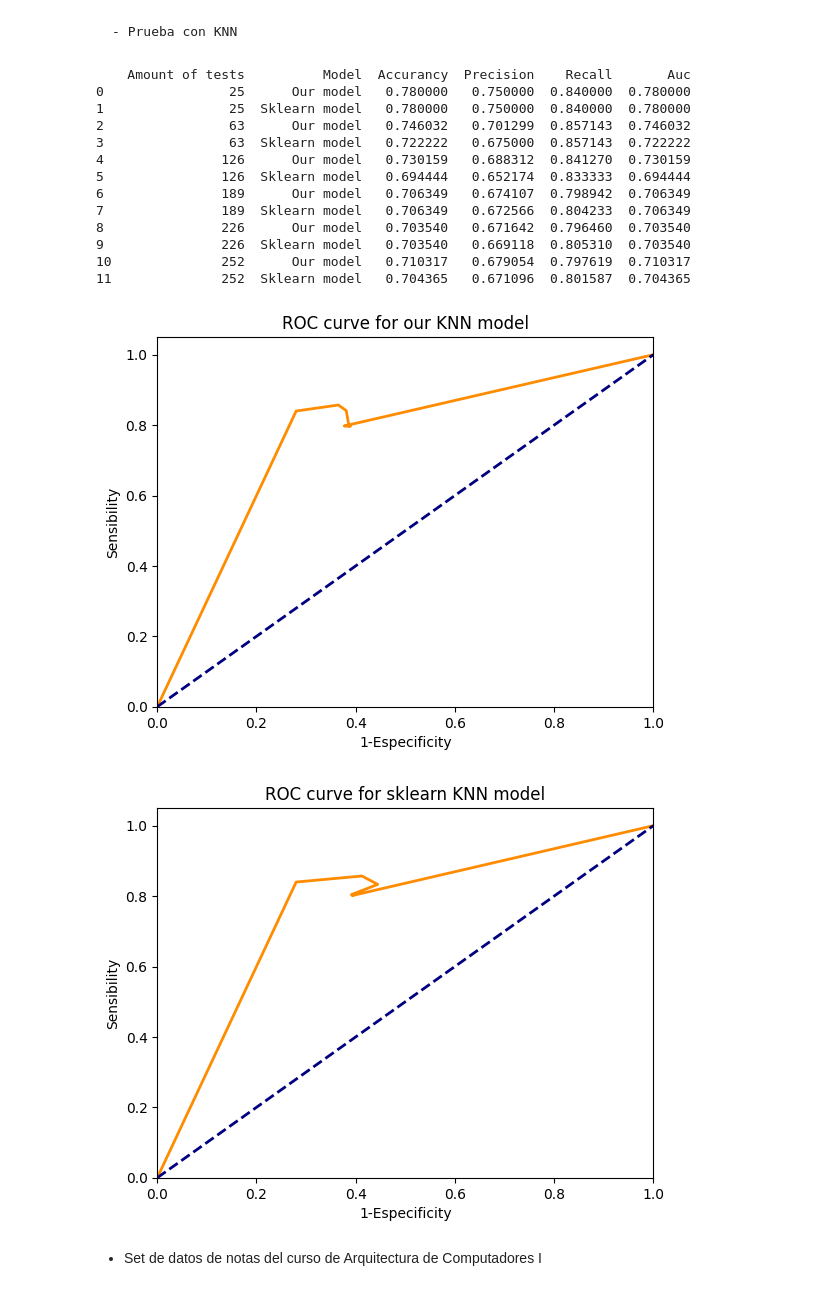
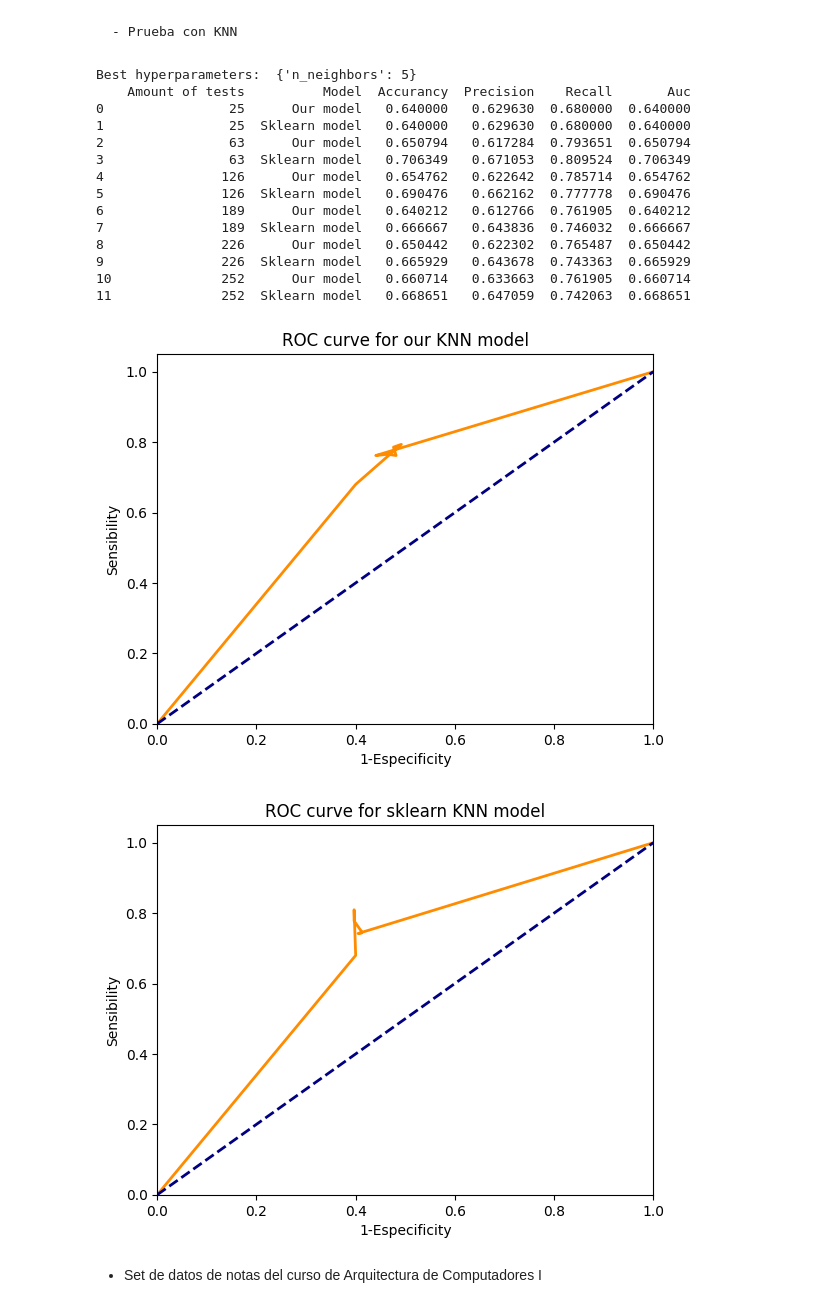
Before and after one commit to JoseDavidSS/Patrones.Project1, a Jupyter notebook: ml_models.ipynb, the cells around one changed output. Drawn from its saved outputs; the diff is of its cells as text; code cells hidden in the pictures.

```diff
--- a/ml_models.ipynb
+++ b/ml_models.ipynb
@@ -695,15 +730,22 @@ precisions = {'our_model': [], 'sklearn_model': []}
 recalls = {'our_model': [], 'sklearn_model': []}
 num_rows = min(X0_test.shape[0], X1_test.shape[0])
 
+# Get the best model hyperparameters
+model = OurKNearestNeighbors()
+param_grid = {'n_neighbors': [5, 7, 9, 11]}
+grid_search = GridSearchCV(model, param_grid, cv=5, error_score='raise')
+grid_search.fit(X_train.values, y_train.values)
+
+print("Best hyperparameters: ", grid_search.best_params_)
+
 # Instantiate model with the best hyperparameters
 if isinstance(X_train, pd.DataFrame):
     X_train = X_train.to_numpy()
     y_train = y_train.to_numpy()
-
-k = 35
-
+k = 5
 model = OurKNearestNeighbors(k)
 model.fit(X_train, y_train)
+
 model_sklearn = KNeighborsClassifier(n_neighbors=k)
 model_sklearn.fit(X_train, y_train)
 
@@ -751,47 +793,48 @@ fpr_model = np.array([0., 1.])
 tpr_model = np.array([0., 1.])
 fpr_sk = np.array([0., 1.])
 tpr_sk = np.array([0., 1.])
 aucs = {'our_model': [], 'sklearn_model': []}
 for i in range(len(test_percentages)):
     fpr_i, tpr_i, auc_i = model.auc(y_preds['sklearn_model'][i], y_tests['sklearn_model'][i])
     fpr_sk = np.insert(fpr_sk, -1, fpr_i[1])
     tpr_sk = np.insert(tpr_sk, -1, tpr_i[1])
     aucs['sklearn_model'].append(auc_i)
 
     fpr_i, tpr_i, auc_i = model.auc(y_preds['our_model'][i], y_tests['our_model'][i])
     fpr_model = np.insert(fpr_model, -1, fpr_i[1])
     tpr_model = np.insert(tpr_model, -1, tpr_i[1])
     aucs['our_model'].append(auc_i)
 
 # display test metric results
 title_row = ['Amount of tests','Model', 'Accurancy', 'Precision', 'Recall', 'Auc']
 df_results = pd.DataFrame(columns=title_row)
 
 for i, test_percentage in enumerate(test_percentages):
     row = [int(test_percentage*num_rows), 'Our model', accurancies['our_model'][i], precisions['our_model'][i], recalls['our_model'][i], aucs['our_model'][i]]
     df_results.loc[len(df_results)] = row
     row = [int(test_percentage*num_rows), 'Sklearn model', accurancies['sklearn_model'][i], precisions['sklearn_model'][i], recalls['sklearn_model'][i], aucs['sklearn_model'][i]]
     df_results.loc[len(df_results)] = row
 
 print(df_results)
 model.plot_roc(fpr_model, tpr_model, 'ROC curve for our KNN model')
 model.plot_roc(fpr_sk, tpr_sk, 'ROC curve for sklearn KNN model')
 # %% [output]
+Best hyperparameters:  {'n_neighbors': 5}
     Amount of tests          Model  Accurancy  Precision    Recall       Auc
-0                25      Our model   0.780000   0.750000  0.840000  0.780000
-1                25  Sklearn model   0.780000   0.750000  0.840000  0.780000
-2                63      Our model   0.746032   0.701299  0.857143  0.746032
-3                63  Sklearn model   0.722222   0.675000  0.857143  0.722222
-4               126      Our model   0.730159   0.688312  0.841270  0.730159
-5               126  Sklearn model   0.694444   0.652174  0.833333  0.694444
-6               189      Our model   0.706349   0.674107  0.798942  0.706349
-7               189  Sklearn model   0.706349   0.672566  0.804233  0.706349
-8               226      Our model   0.703540   0.671642  0.796460  0.703540
-9               226  Sklearn model   0.703540   0.669118  0.805310  0.703540
-10              252      Our model   0.710317   0.679054  0.797619  0.710317
-11              252  Sklearn model   0.704365   0.671096  0.801587  0.704365
+0                25      Our model   0.640000   0.629630  0.680000  0.640000
+1                25  Sklearn model   0.640000   0.629630  0.680000  0.640000
+2                63      Our model   0.650794   0.617284  0.793651  0.650794
+3                63  Sklearn model   0.706349   0.671053  0.809524  0.706349
+4               126      Our model   0.654762   0.622642  0.785714  0.654762
+5               126  Sklearn model   0.690476   0.662162  0.777778  0.690476
+6               189      Our model   0.640212   0.612766  0.761905  0.640212
+7               189  Sklearn model   0.666667   0.643836  0.746032  0.666667
+8               226      Our model   0.650442   0.622302  0.765487  0.650442
+9               226  Sklearn model   0.665929   0.643678  0.743363  0.665929
+10              252      Our model   0.660714   0.633663  0.761905  0.660714
+11              252  Sklearn model   0.668651   0.647059  0.742063  0.668651
-[figure, old version]
+[figure, new version]
-[figure, old version]
+[figure, new version]
 # %% [markdown]
 * Set de datos de notas del curso de Arquitectura de Computadores I
 # %%
```
Also changed, not shown: parts of 1 cell of this notebook, 1 other file.
